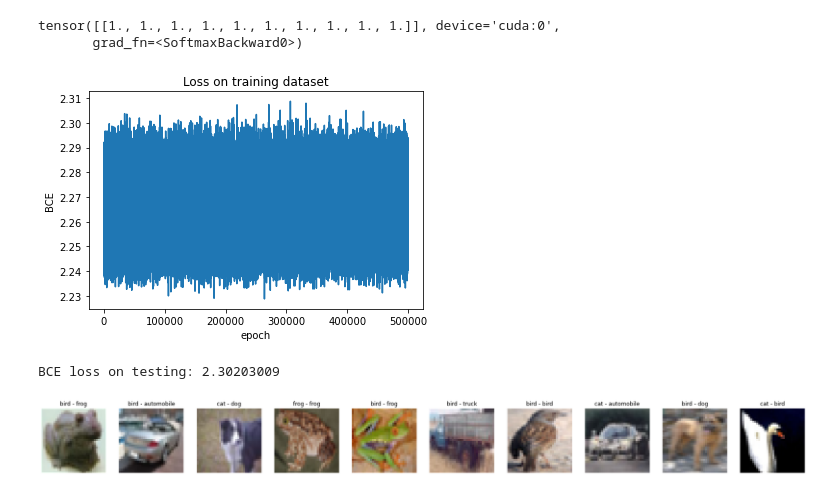
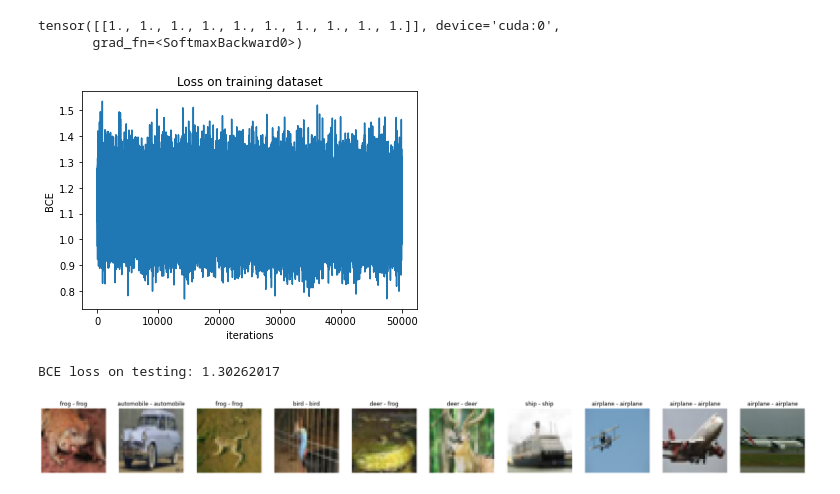
Before and after one commit to xuhongran/ComputerVision-demos, a Jupyter notebook: 10-ImageClassification, etc/BasicNeuralNetwork/NeuralNetwork.ipynb, the cells around one changed output. Drawn from its saved outputs; the diff is of its cells as text; code cells hidden in the pictures.

Commit message:
initialization with Xavier

```diff
--- a/10-ImageClassification, etc/BasicNeuralNetwork/NeuralNetwork.ipynb
+++ b/10-ImageClassification, etc/BasicNeuralNetwork/NeuralNetwork.ipynb
@@ -129,14 +129,22 @@ class MyNN (torch.nn.Module):
             if i+1 != len(self.layer_sizes)-1:
                 self.layers.append(torch.nn.ReLU())
 
+        #initialize the weights
+        for i in range(len(self.layers)):
+            if torch.is_tensor(self.layers[i]):
+                if torch.is_tensor(self.layers[i].weight):
+                    torch.nn.init.xavier_uniform_(self.layers[i].weight)
+                if torch.is_tensor(self.layers[i].bias):
+                    torch.nn.init.constant_(self.layers[i].bias.data, 0.01)
+
+        #unpack the layers and create a sequential
+        self.layers = torch.nn.Sequential(*self.layers)
+
         return
 
     def forward(self, x):
         result = x.reshape((-1, self.input_channels))
-        for i in range(len(self.layers)):
-            result = self.layers[i](result)
-
-        return result
+        return self.layers(result)
 # %%
 #Calculate the input channels; check the size of the first image
 img, label = training_dataset[0]
@@ -174,8 +182,8 @@ if 1:
 #TRAINING
 
 #define the hyperparameters
-EPOCHS=1000
-LEARNING_RATE=0.000001
+EPOCHS=100
+LEARNING_RATE=0.0001
 BATCH_SIZE = 100
 
 #Create an optimizer and pass the model's parameters
@@ -234,14 +242,14 @@ if 1:
 # %%
 #Plot the loss as a function of epochs
 fig, ax = plt.subplots(1,1)
 ax.plot(list(range(EPOCHS*int(len(training_dataset)/BATCH_SIZE))), np.array(losses))
 ax.set_title('Loss on training dataset')
-ax.set_xlabel('epoch')
+ax.set_xlabel('iterations')
 ax.set_ylabel('BCE')
 plt.show()
 fig.savefig("nn_classifier_loss.png")
 # %% [output]
-[figure, old version]
+[figure, new version]
 # %%
 with torch.no_grad():
     #Calculate BCE on the testing dataset; convert to float tensors and push to device; I'm passing all the images together since it fits in the GPU
@@ -253,7 +261,7 @@ with torch.no_grad():
     #Output the MSE loss
     print(f'BCE loss on testing: {testing_loss:.8f}')
 # %% [output]
-BCE loss on testing: 2.30203009
+BCE loss on testing: 1.30262017
 # %%
 #Plot a couple of examples
 cols, rows = 10, 1
@@ -277,4 +285,4 @@ for i in range(10):
 plt.show()
 figure.savefig("nn_reconstruction.png")
 # %% [output]
-[figure, old version]
+[figure, new version]
```
Also changed, not shown: 3 other files.
